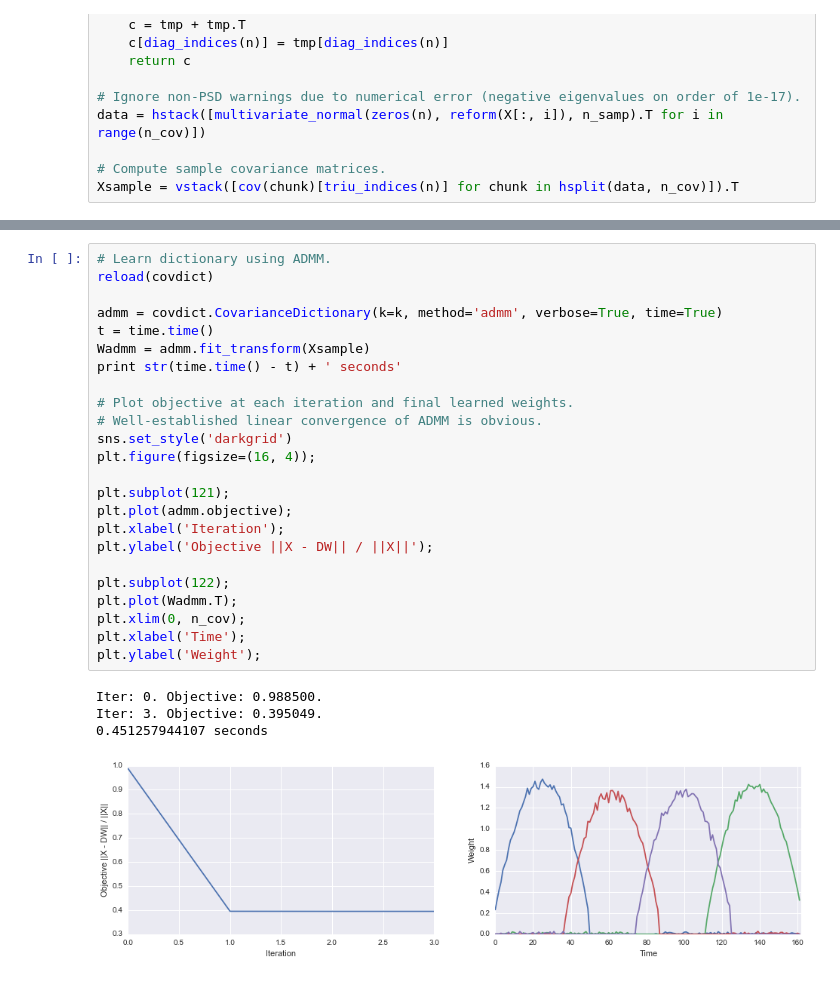
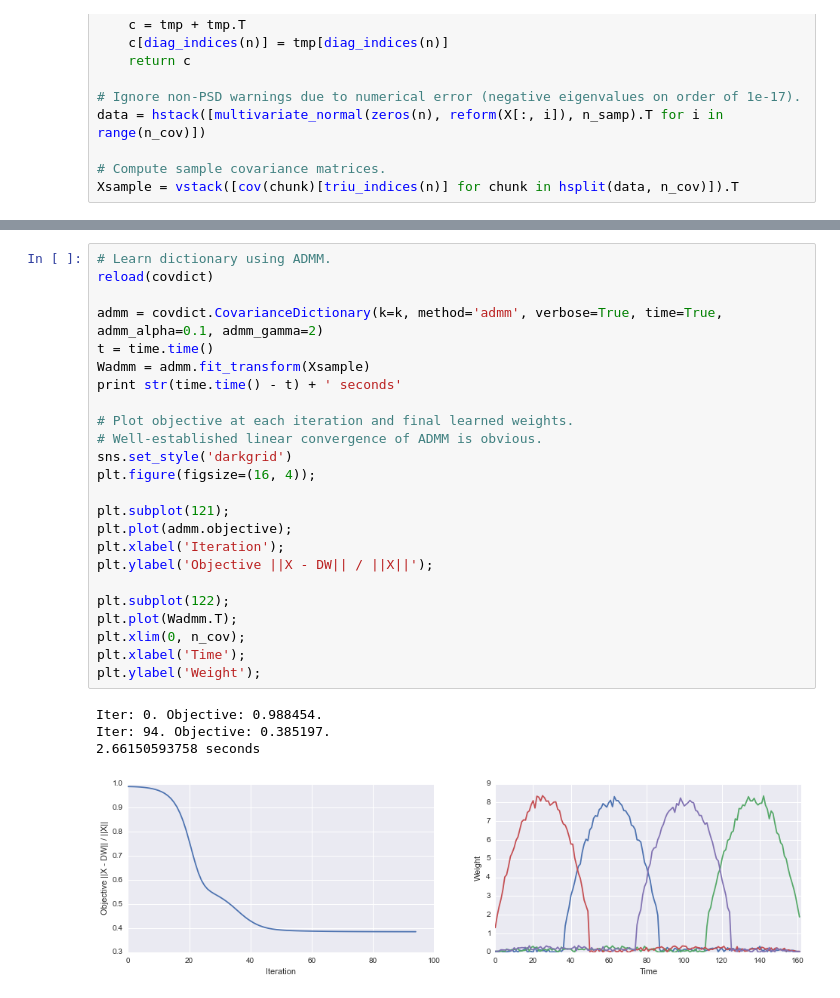
Before and after one commit to clarafy/covariance-dictionary, a Jupyter notebook: example.ipynb, the cells around one changed output, grey strips where cells are left out. Saved outputs shown, nothing was run; the diff lists cells and outputs as text.

```diff
--- a/example.ipynb
+++ b/example.ipynb
@@ -225,32 +223,32 @@ Correlations between ALS-learned and true dictionary elements:
 # %%
 # Learn dictionary using ADMM.
 reload(covdict)
 
-admm = covdict.CovarianceDictionary(k=k, method='admm', verbose=True, time=True)
+admm = covdict.CovarianceDictionary(k=k, method='admm', verbose=True, time=True, admm_alpha=0.1, admm_gamma=2)
 t = time.time()
 Wadmm = admm.fit_transform(Xsample)
 print str(time.time() - t) + ' seconds'
 
 # Plot objective at each iteration and final learned weights.
 # Well-established linear convergence of ADMM is obvious.
 sns.set_style('darkgrid')
 plt.figure(figsize=(16, 4));
 
 plt.subplot(121);
 plt.plot(admm.objective);
 plt.xlabel('Iteration');
 plt.ylabel('Objective ||X - DW|| / ||X||');
 
 plt.subplot(122);
 plt.plot(Wadmm.T);
 plt.xlim(0, n_cov);
 plt.xlabel('Time');
 plt.ylabel('Weight');
 # %% [output]
-Iter: 0. Objective: 0.988500.
-Iter: 3. Objective: 0.395049.
-0.451257944107 seconds
+Iter: 0. Objective: 0.988454.
+Iter: 94. Objective: 0.385197.
+2.66150593758 seconds
-[figure, old version]
+[figure, new version]
 # %%
 # Match ADMM-learned and corresponding true dictionary elements.
 match_idx = argsort(argmax(Wadmm, axis=1))
```
Also changed, not shown: parts of 9 cells of this notebook, 1 other file.
